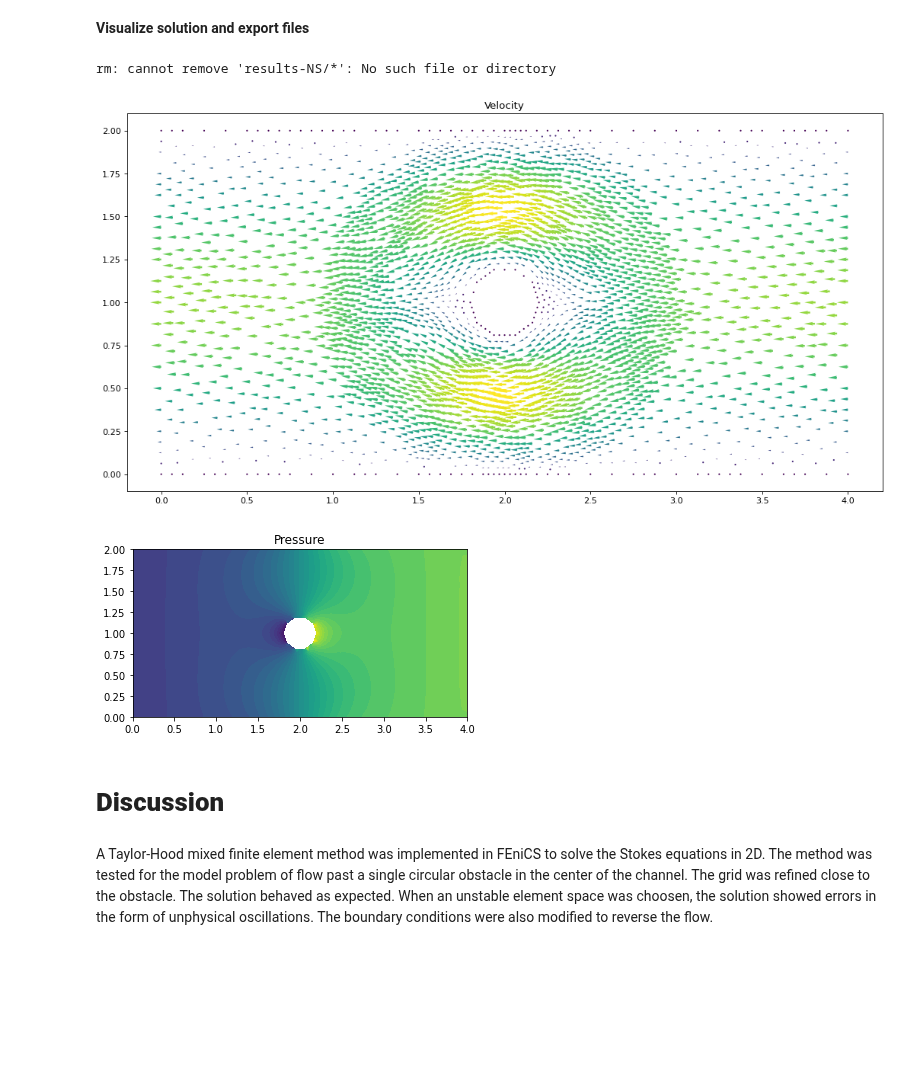
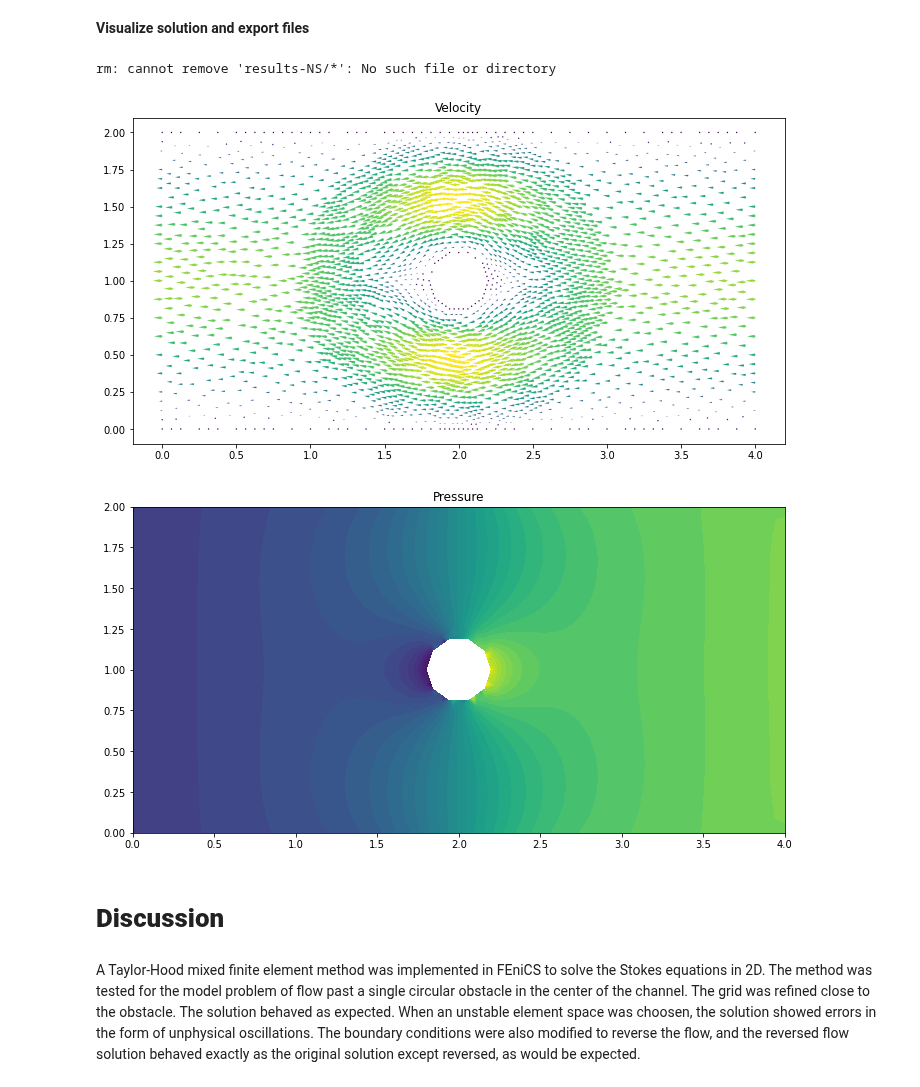
Before and after one commit to johanhoffman/DD2365_VT22, a Jupyter notebook: Lab1/notanumber_lab1.ipynb, the cells around one changed output. Drawn from its saved outputs; the diff is of its cells as text; code cells hidden in the pictures; blank space fills up the shorter version.

```diff
--- a/Lab1/notanumber_lab1.ipynb
+++ b/Lab1/notanumber_lab1.ipynb
@@ -204,34 +220,34 @@ Calling FFC just-in-time (JIT) compiler, this may take some time.
 # %%
 !rm results-NS/*
 
 # Open files to export solution to Paraview
 file_u = File("results-Stokes/u.pvd")
 file_p = File("results-Etokes/p.pvd")
 
 u1 = project(u, V)
 p1 = project(p, Q)
 
 # Save solution to file
 file_u << u1
 file_p << p1
 
 # Plot solution
-plt.figure(figsize=(16, 12), dpi=80)
+plt.figure(figsize=(12, 6))
 plot(u1, title="Velocity", headwidth=2)
 
-plt.figure()
+plt.figure(figsize=(12, 6))
 plot(p1, title="Pressure")
 
 plt.show()
 
 # Export files
 #!tar -czvf results-Stokes.tar.gz results-NS
 #files.download('results-Stokes.tar.gz')
 # %% [output]
 rm: cannot remove 'results-NS/*': No such file or directory
-[figure, old version]
+[figure, new version]
-[figure, old version]
+[figure, new version]
 # %% [markdown]
 # **Discussion**
 # %% [markdown]
-A Taylor-Hood mixed finite element method was implemented in FEniCS to solve the Stokes equations in 2D. The method was tested for the model problem of flow past a single circular obstacle in the center of the channel. The grid was refined close to the obstacle. The solution behaved as expected. When an unstable element space was choosen, the solution showed errors in the form of unphysical oscillations. The boundary conditions were also modified to reverse the flow.
+A Taylor-Hood mixed finite element method was implemented in FEniCS to solve the Stokes equations in 2D. The method was tested for the model problem of flow past a single circular obstacle in the center of the channel. The grid was refined close to the obstacle. The solution behaved as expected. When an unstable element space was choosen, the solution showed errors in the form of unphysical oscillations. The boundary conditions were also modified to reverse the flow, and the reversed flow solution behaved exactly as the original solution except reversed, as would be expected.
```
Also changed, not shown: parts of 4 cells of this notebook.
